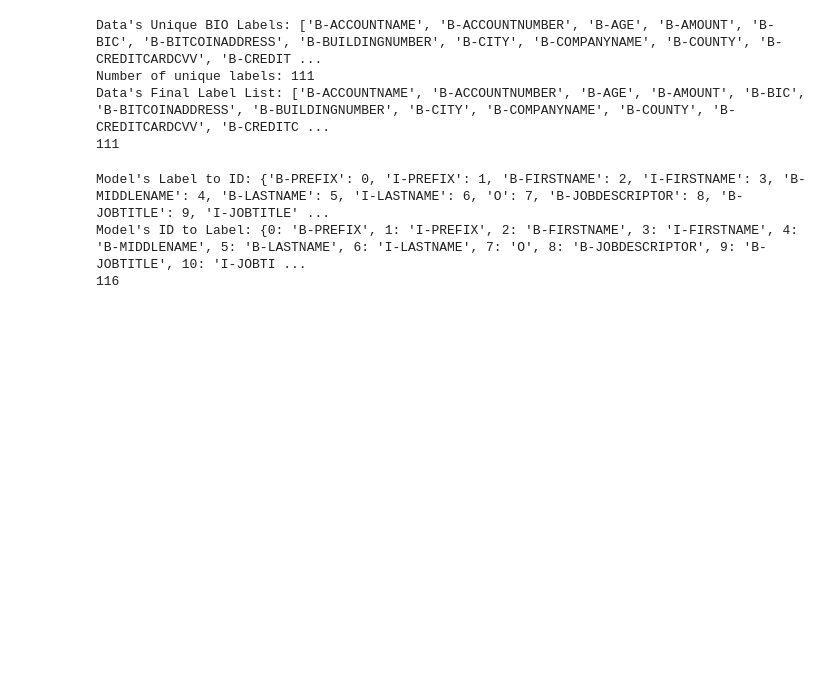
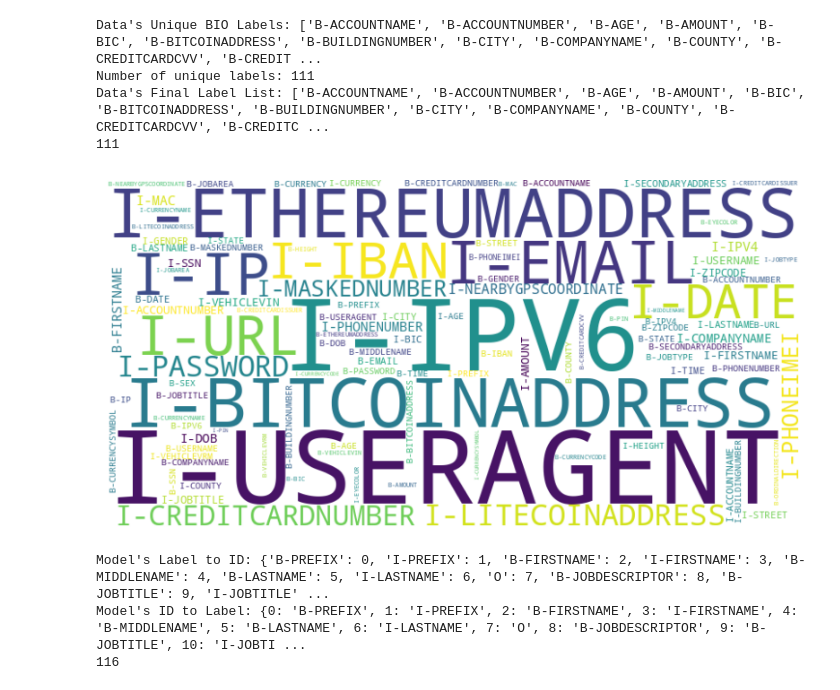
Before and after one commit to Amex2B/AmexSensitiveData, a Jupyter notebook: model/debertapii_metrics.ipynb, the cells around one changed output. Cells and saved outputs as stored; diff of their text form; code cells hidden in the pictures; blank space fills up the shorter version.

Commit message:
add a wordcloud graph

```diff
--- a/model/debertapii_metrics.ipynb
+++ b/model/debertapii_metrics.ipynb
@@ -232,6 +226,27 @@ Data's Unique BIO Labels: ['B-ACCOUNTNAME', 'B-ACCOUNTNUMBER', 'B-AGE', 'B-AMOUN
 Number of unique labels: 111
 Data's Final Label List: ['B-ACCOUNTNAME', 'B-ACCOUNTNUMBER', 'B-AGE', 'B-AMOUNT', 'B-BIC', 'B-BITCOINADDRESS', 'B-BUILDINGNUMBER', 'B-CITY', 'B-COMPANYNAME', 'B-COUNTY', 'B-CREDITCARDCVV', 'B-CREDITC ...
 111
+# %%
+from wordcloud import WordCloud
+import matplotlib.pyplot as plt
+
+# Assuming sorted_labels is a list of tuples [(label, count), ...]
+# Remove the "O" label from the sorted labels
+filtered_labels = [(label, freq) for label, freq in sorted_labels if label != "O"]
+
+# Create a dictionary of word frequencies excluding "O"
+word_freq = {label: freq for label, freq in filtered_labels}
+
+# Generate the word cloud
+wordcloud = WordCloud(width=800, height=400, background_color="white", colormap="viridis_r").generate_from_frequencies(word_freq)
+
+# Plot the word cloud
+plt.figure(figsize=(10, 6))
+plt.imshow(wordcloud, interpolation="bilinear")
+plt.axis("off")
+plt.show()
+# %% [output]
+[figure, added]
 # %%
 model_label_list = model.config.id2label.values()  # Ensure this matches the fine-tuned model
 model_id_to_label = {int(k): v for k, v in model.config.id2label.items()}
```
Also changed, not shown: parts of 7 cells of this notebook.
